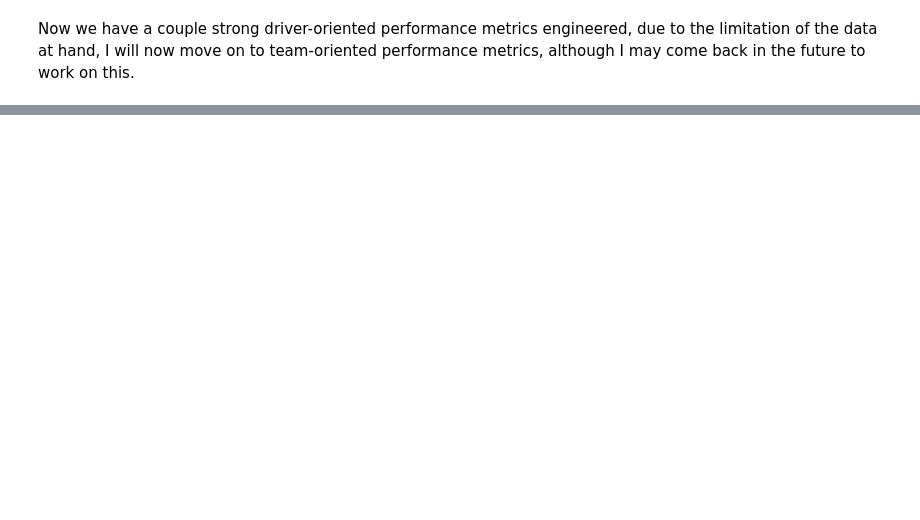
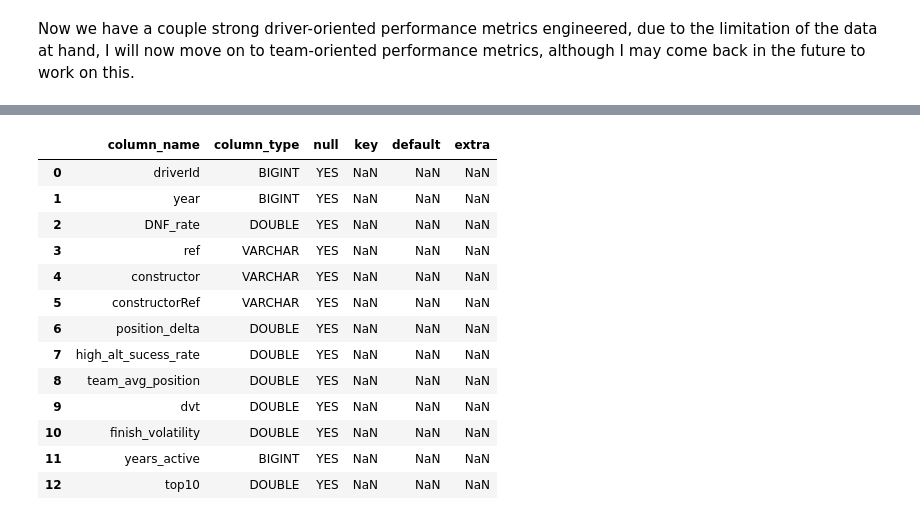
Before and after one commit to viurdaneta/F1, a Jupyter notebook: Feature Engineering.ipynb, the cells around one changed output, grey strips where cells are left out. Cells and saved outputs as stored; diff of their text form; code cells hidden in the pictures; blank space fills up the shorter version.

```diff
--- a/Feature Engineering.ipynb
+++ b/Feature Engineering.ipynb
@@ -380,0 +764,17 @@ Now we have a couple strong driver-oriented performance metrics engineered, due
+# %%
+con.execute("DESCRIBE features").df()
+# %% [output]
+|  | column_name | column_type | null | key | default | extra |
+| 0 | driverId | BIGINT | YES | NaN | NaN | NaN |
+| 1 | year | BIGINT | YES | NaN | NaN | NaN |
+| 2 | DNF_rate | DOUBLE | YES | NaN | NaN | NaN |
+| 3 | ref | VARCHAR | YES | NaN | NaN | NaN |
+| 4 | constructor | VARCHAR | YES | NaN | NaN | NaN |
+| 5 | constructorRef | VARCHAR | YES | NaN | NaN | NaN |
+| 6 | position_delta | DOUBLE | YES | NaN | NaN | NaN |
+| 7 | high_alt_sucess_rate | DOUBLE | YES | NaN | NaN | NaN |
+| 8 | team_avg_position | DOUBLE | YES | NaN | NaN | NaN |
+| 9 | dvt | DOUBLE | YES | NaN | NaN | NaN |
+| 10 | finish_volatility | DOUBLE | YES | NaN | NaN | NaN |
+| 11 | years_active | BIGINT | YES | NaN | NaN | NaN |
+| 12 | top10 | DOUBLE | YES | NaN | NaN | NaN |
```
Also changed, not shown: parts of 73 cells of this notebook, 2 other files.
